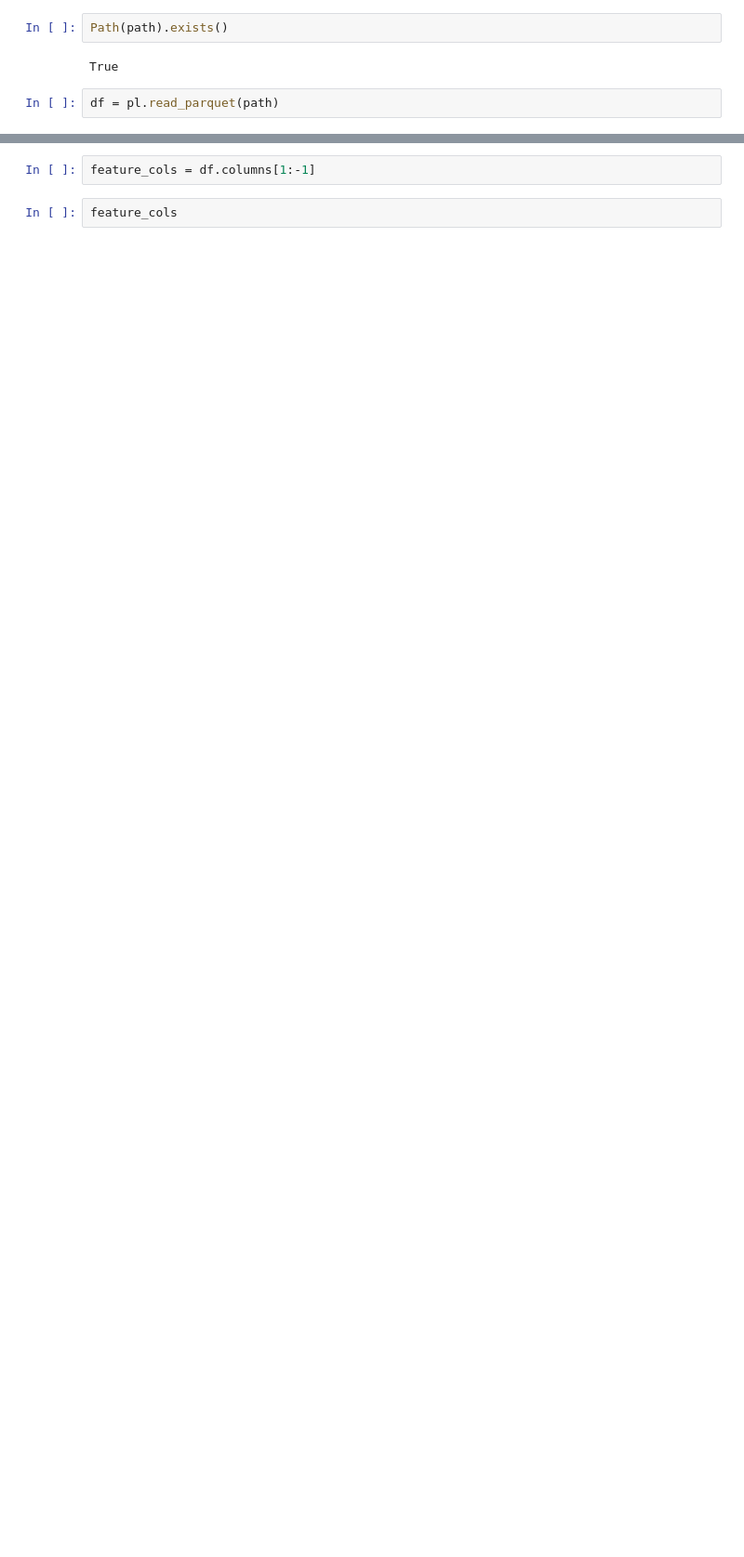
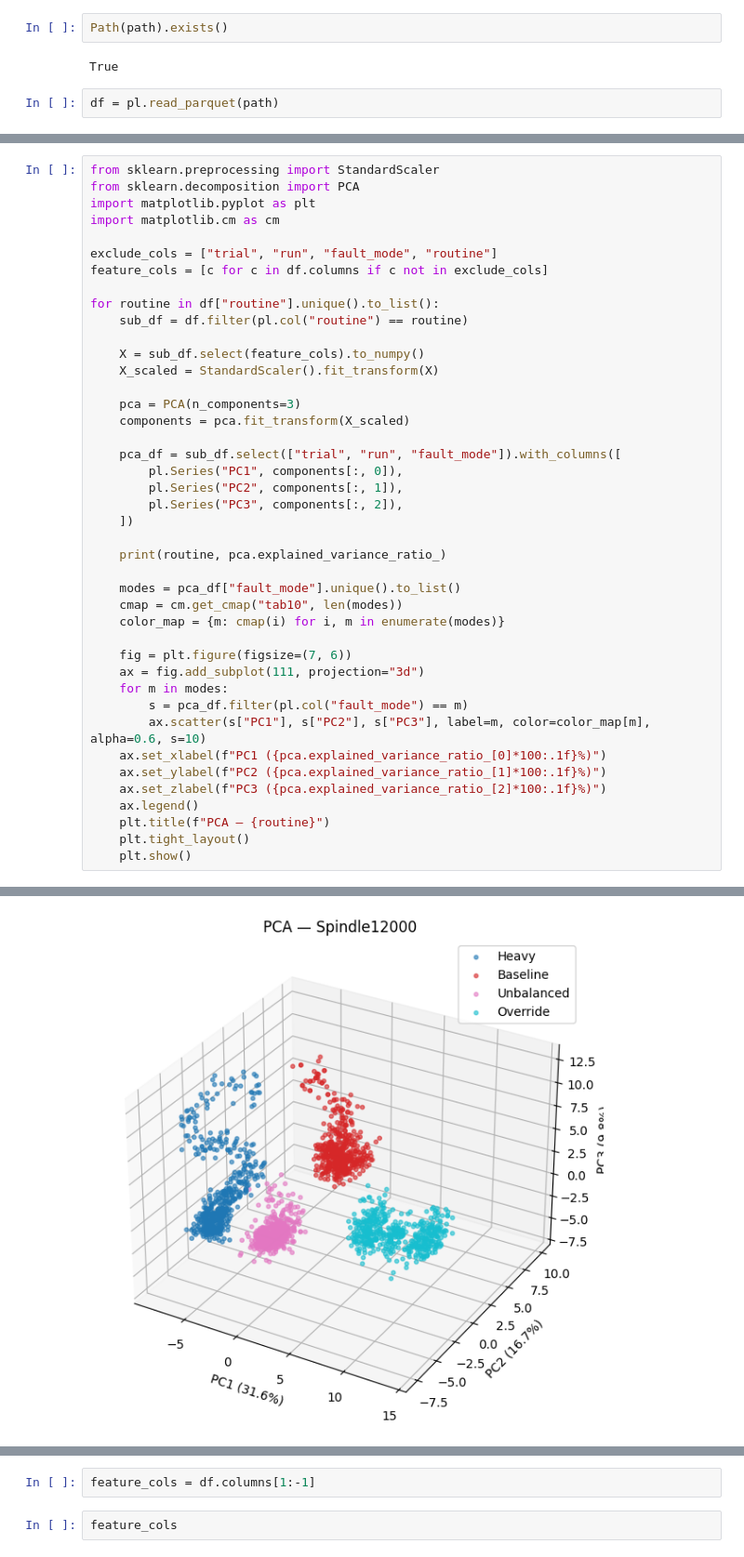
Before and after one commit to jwhogg/MAC4112, a Jupyter notebook: code/notebooks/gold_layer_test.ipynb, the cells around one changed output, grey strips where cells are left out. Shown at 93% size. Drawn from its saved outputs; the diff is of its cells as text; blank space fills up the shorter version.

```diff
--- a/code/notebooks/gold_layer_test.ipynb
+++ b/code/notebooks/gold_layer_test.ipynb
@@ -36,0 +47,43 @@ shape: (5, 121)
+# %%
+from sklearn.preprocessing import StandardScaler
+from sklearn.decomposition import PCA
+import matplotlib.pyplot as plt
+import matplotlib.cm as cm
+
+exclude_cols = ["trial", "run", "fault_mode", "routine"]
+feature_cols = [c for c in df.columns if c not in exclude_cols]
+
+for routine in df["routine"].unique().to_list():
+    sub_df = df.filter(pl.col("routine") == routine)
+
+    X = sub_df.select(feature_cols).to_numpy()
+    X_scaled = StandardScaler().fit_transform(X)
+
+    pca = PCA(n_components=3)
+    components = pca.fit_transform(X_scaled)
+
+    pca_df = sub_df.select(["trial", "run", "fault_mode"]).with_columns([
+        pl.Series("PC1", components[:, 0]),
+        pl.Series("PC2", components[:, 1]),
+        pl.Series("PC3", components[:, 2]),
+    ])
+
+    print(routine, pca.explained_variance_ratio_)
+
+    modes = pca_df["fault_mode"].unique().to_list()
+    cmap = cm.get_cmap("tab10", len(modes))
+    color_map = {m: cmap(i) for i, m in enumerate(modes)}
+
+    fig = plt.figure(figsize=(7, 6))
+    ax = fig.add_subplot(111, projection="3d")
+    for m in modes:
+        s = pca_df.filter(pl.col("fault_mode") == m)
+        ax.scatter(s["PC1"], s["PC2"], s["PC3"], label=m, color=color_map[m], alpha=0.6, s=10)
+    ax.set_xlabel(f"PC1 ({pca.explained_variance_ratio_[0]*100:.1f}%)")
+    ax.set_ylabel(f"PC2 ({pca.explained_variance_ratio_[1]*100:.1f}%)")
+    ax.set_zlabel(f"PC3 ({pca.explained_variance_ratio_[2]*100:.1f}%)")
+    ax.legend()
+    plt.title(f"PCA — {routine}")
+    plt.tight_layout()
+    plt.show()
+# %% [output]
@@ -36,0 +91 @@ shape: (5, 121)
+[figure, added]
```
Also changed, not shown: parts of 13 cells of this notebook, 1 other file.
